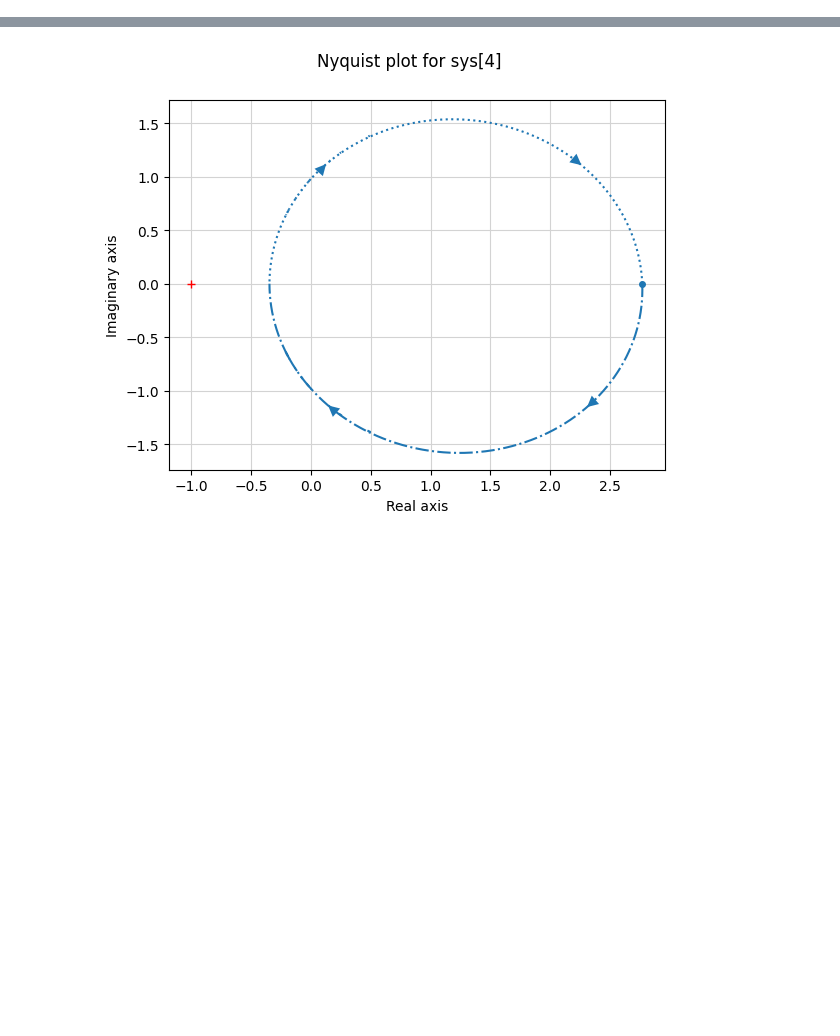
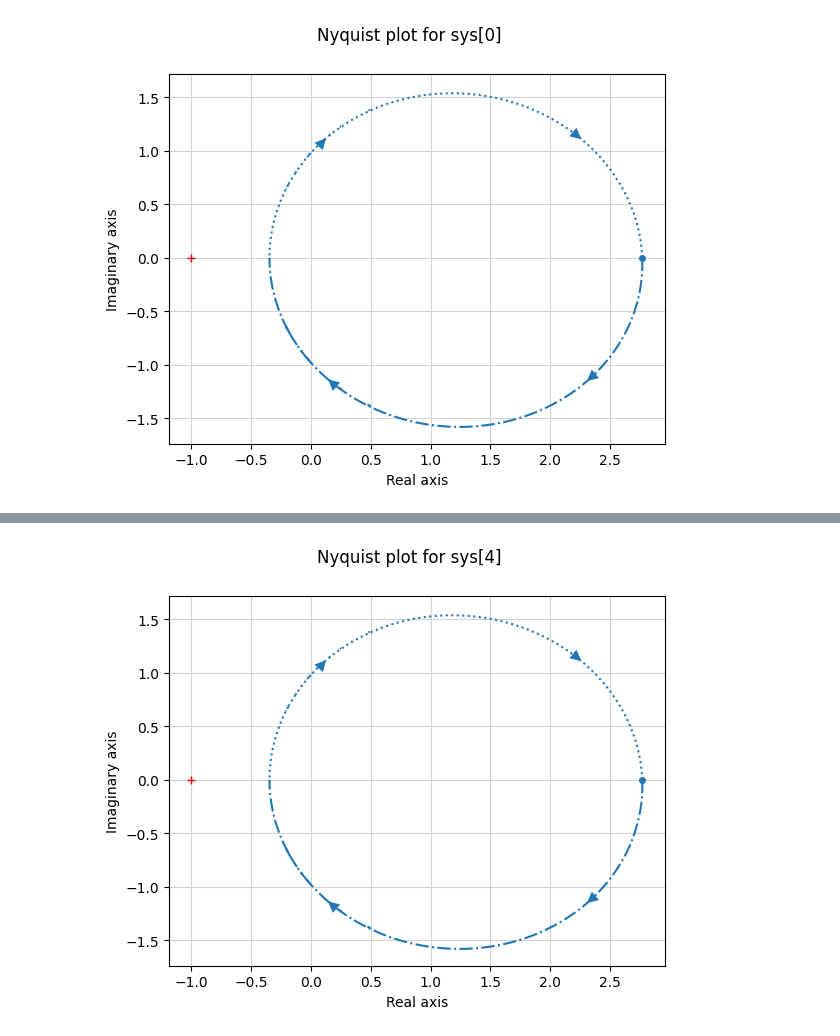
Before and after one commit to pedroivovasconcelos/controledigital, a Jupyter notebook: capitulo5.ipynb, the cells around one changed output, grey strips where cells are left out. Saved outputs shown, nothing was run; the diff lists cells and outputs as text; code cells hidden in the pictures; blank space fills up the shorter version.

```diff
--- a/capitulo5.ipynb
+++ b/capitulo5.ipynb
@@ -37,0 +27,15 @@ Grafico errado, nichols é um funil
+# %%
+import numpy as np
+import matplotlib.pyplot as plt
+import control as ctl
+
+num = [0.6177]
+den = [1, -0.7770]
+Gz = ctl.TransferFunction(num, den, True)
+# −0.36<K<2.88
+plt.figure()
+ctl.nyquist_plot(Gz)
+plt.show()
+# ESTAVEL POR NAO CIRCULAR -1
+# %% [output]
+[figure, added]
```
Also changed, not shown: parts of 9 cells of this notebook, 3 other files.
